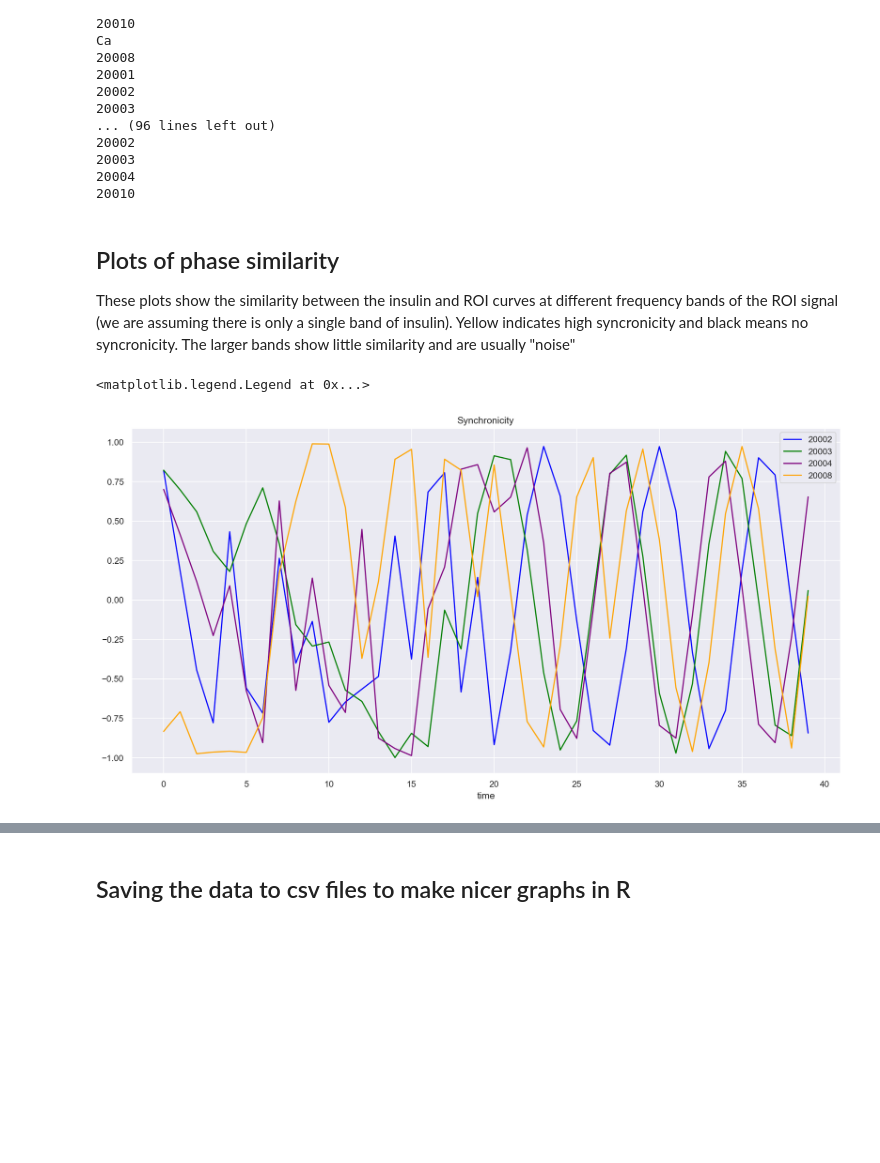
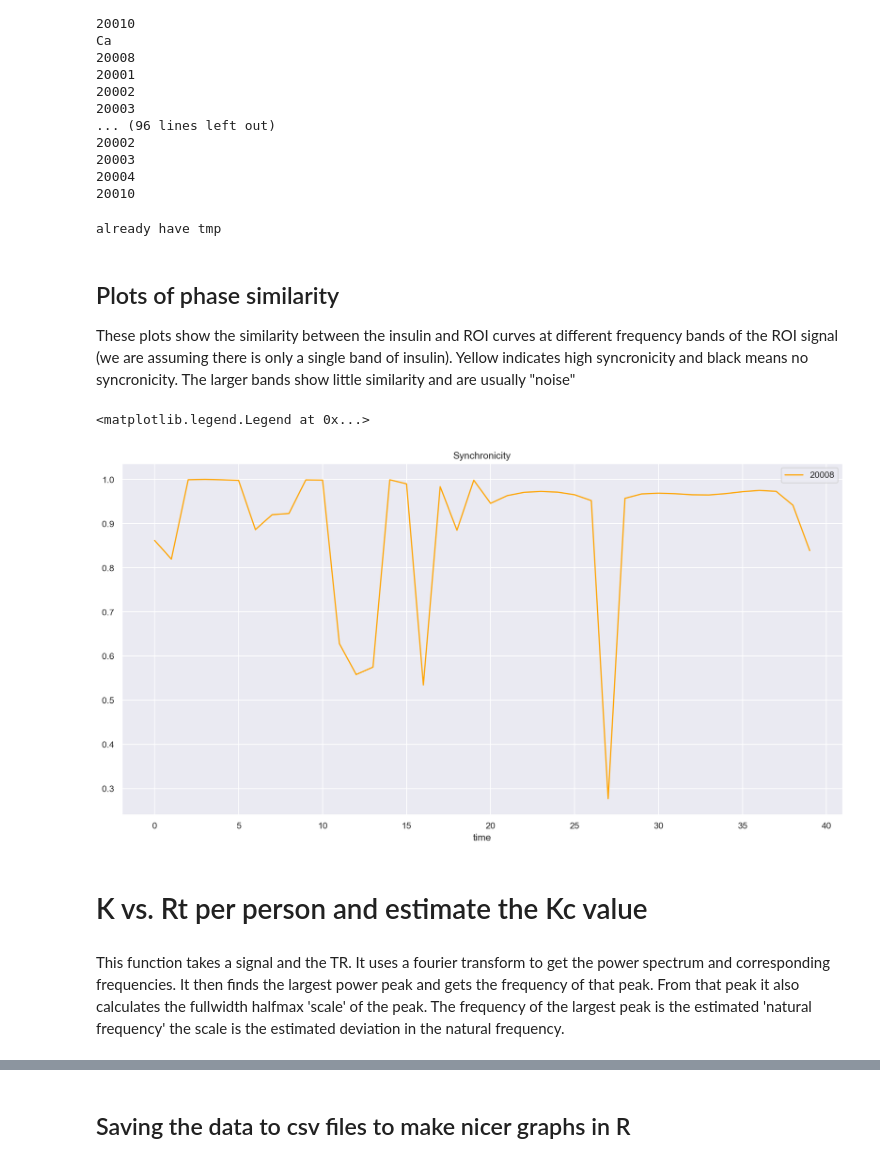
Before and after one commit to grace-shearrer/insulinBrain, a Jupyter notebook: synchronicity_analysis.ipynb, the cells around one changed output, grey strips where cells are left out. Drawn from its saved outputs; the diff is of its cells as text; code cells hidden in the pictures; blank space fills up the shorter version.

Commit message:
derived the Kc values per subject

```diff
--- a/synchronicity_analysis.ipynb
+++ b/synchronicity_analysis.ipynb
@@ -445,3 +479,7 @@ Ca
+# %%
+adillyofapickle('/Users/gracer/Documents/BBC_21-2939_prepro_data/derivatives/output',comb_data, 'kura_data')
+# %% [output]
+already have tmp
 # %% [markdown]
 ## Plots of phase similarity
 These plots show the similarity between the insulin and ROI curves at different frequency bands of the ROI signal (we are assuming there is only a single band of insulin). Yellow indicates high syncronicity and black means no syncronicity. The larger bands show little similarity and are usually "noise"
@@ -450,7 +488,7 @@ frq = 'IMF3: 0.063–0.098 Hz'
 roi = 'HTH'
 # %%
 total_df = []
-for sub, data in faze[roi].items():
+for sub, data in kura[roi].items():
     x = pd.DataFrame.from_dict(data)
     x['sub'] = sub
     total_df.append(x)
@@ -458,21 +496,23 @@ sync_df = pd.concat(total_df)
 # %%
 plt.figure(figsize=(16, 8), dpi=150)
 
 # sync_df.loc[sync_df['sub'] == '20001'][frq].plot(label='20001', color = 'red')
-sync_df.loc[sync_df['sub'] == '20002'][frq].plot(label='20002', color = 'blue')
-sync_df.loc[sync_df['sub'] == '20003'][frq].plot(label='20003', color = 'green')
-sync_df.loc[sync_df['sub'] == '20004'][frq].plot(label='20004', color = 'purple')
+# sync_df.loc[sync_df['sub'] == '20002'][frq].plot(label='20002', color = 'blue')
+# sync_df.loc[sync_df['sub'] == '20003'][frq].plot(label='20003', color = 'green')
+# sync_df.loc[sync_df['sub'] == '20004'][frq].plot(label='20004', color = 'purple')
 sync_df.loc[sync_df['sub'] == '20008'][frq].plot(label='20008', color = 'orange')
-#     df.loc[df['sub'] == '20010'][x].plot(label='20010', color = 'black')
+# sync_df.loc[sync_df['sub'] == '20010'][frq].plot(label='20010', color = 'black')
 
 # adding title to the plot
 plt.title('Synchronicity')
 
 # adding Label to the x-axis
 plt.xlabel('time')
 
 # adding legend to the curve
 plt.legend()
 # %% [output]
 <matplotlib.legend.Legend at 0x...>
-[figure, old version]
+[figure, new version]
+# %% [markdown]
+# K vs. Rt per person and estimate the Kc value
@@ -478,0 +530,2 @@ plt.legend()
+# %% [markdown]
+This function takes a signal and the TR. It uses a fourier transform to get the power spectrum and corresponding frequencies. It then finds the largest power peak and gets the frequency of that peak. From that peak it also calculates the fullwidth halfmax 'scale' of the peak. The frequency of the largest peak is the estimated 'natural frequency' the scale is the estimated deviation in the natural frequency.
```
Also changed, not shown: parts of 22 cells of this notebook, 2 other files.
